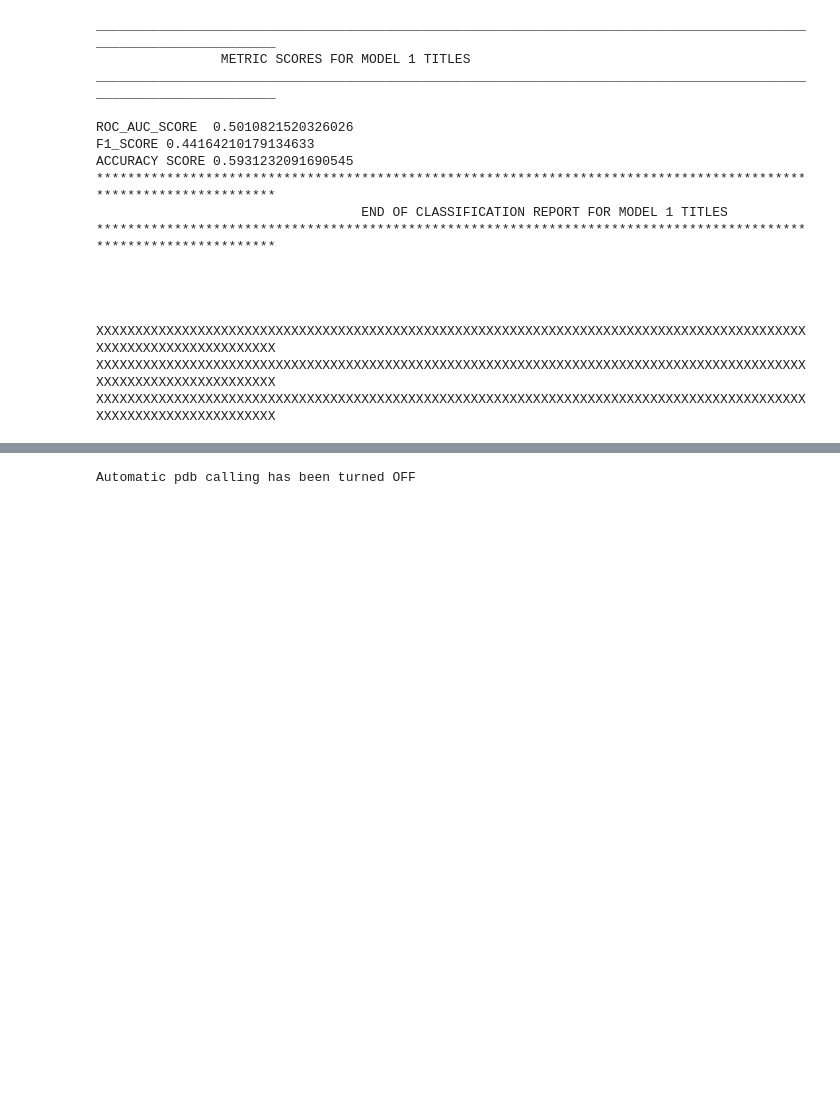
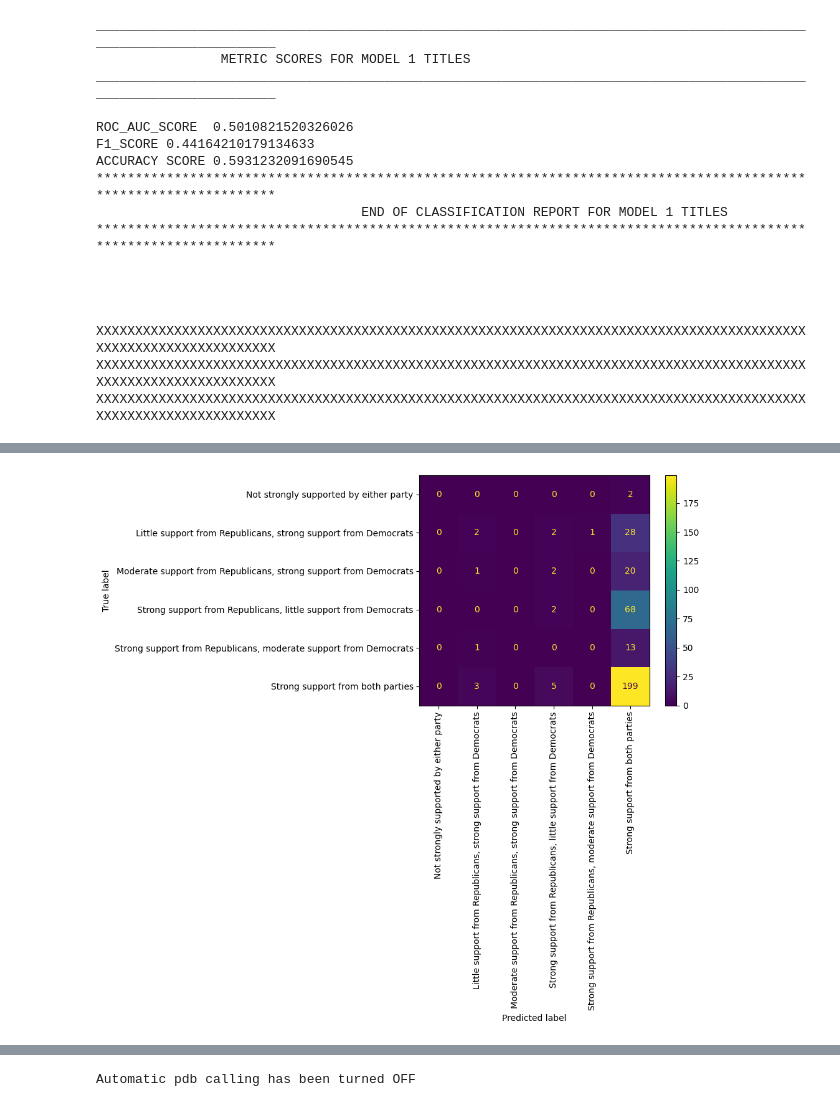
Before and after one commit to EdwardMMiller/Predicting-Party-Support-From-Bill-Text, a Jupyter notebook: Capstone_I_Using_Bill_Text_To_Predict_Party_Support.ipynb, the cells around one changed output, grey strips where cells are left out. Saved outputs shown, nothing was run; the diff lists cells and outputs as text; code cells hidden in the pictures; blank space fills up the shorter version.

```diff
--- a/Capstone_I_Using_Bill_Text_To_Predict_Party_Support.ipynb
+++ b/Capstone_I_Using_Bill_Text_To_Predict_Party_Support.ipynb
@@ -2407,0 +2492,18 @@ XXXXXXXXXXXXXXXXXXXXXXXXXXXXXXXXXXXXXXXXXXXXXXXXXXXXXXXXXXXXXXXXXXXXXXXXXXXXXXXX
+# %%
+#### TEXT ########
+
+Model2_History_Text, Model2_Text = neural_net_trainer(train_text,
+                                                      train_labels,
+                                                      val_text,
+                                                      val_labels,
+                                                      url_M128)
+# fitting article text to English Google News 7B model and saving as Model2
+
+#### TITLE ########
+
+Model2_History_Title, Model2_Title = neural_net_trainer(train_title,
+                                                        train_labels,
+                                                        val_title,
+                                                        val_labels,
+                                                        url_M128)
+# fitting article titles to English Google News 7B model and saving as Model2
@@ -2407,0 +2530,71 @@ XXXXXXXXXXXXXXXXXXXXXXXXXXXXXXXXXXXXXXXXXXXXXXXXXXXXXXXXXXXXXXXXXXXXXXXXXXXXXXXX
+# %%
+##############################################################################
+############  EXPERIMENTS 3 & 4 - MODEL 2 ####################################
+##############################################################################
+
+#### TEXT ########
+
+Model2_Text.summary()
+# looking at summary for Model1_History_Text
+Model_2_Text_Results = Model2_Text.evaluate(val_text, val_labels)
+print(Model_2_Text_Results)
+# looking at the accuracy for the test set using text
+print('\n')
+
+#### TITLE ########
+
+Model2_Title.summary()
+# looking at summary for Model1_History_Text
+Model_2_Title_Results = Model2_Title.evaluate(val_title, val_labels)
+print(Model_2_Title_Results)
+# looking at the accuracy for the test set using titles
+
+#### TEXT ########
+
+Model_2_Probabilities_Text = get_model_predictions(Model2_Text, val_text, probability = True)
+# getting probababilities from function
+Model_2_Predictions_Text = get_model_predictions(Model2_Text, val_text, probability = False)
+# getting predictions from function
+
+  #### TITLE ########
+
+Model_2_Probabilities_Title = get_model_predictions(Model2_Title, val_title, probability = True)
+# getting probababilities from function
+Model_2_Predictions_Title = get_model_predictions(Model2_Title, val_title, probability = False)
+# getting predictions from function
+
+display_metrics(val_labels,
+                Model_2_Predictions_Text,
+                Model_2_Probabilities_Text,
+                title = "MODEL 2 TEXT")
+display_metrics(val_labels,
+                Model_2_Predictions_Title,
+                Model_2_Probabilities_Title,
+                title = "MODEL 2 TITLES")
+# showing metrics for Model 1 text and titles
+
+train_validation_plotter(Model2_History_Text, "Model 2 Text")
+# getting plots for Model 1 Text
+train_validation_plotter(Model2_History_Title, "Model 2 Title")
+# getting plots for Model 1 Text
+
+################## EXPERIMENT 3 - MODEL 2 TEXT #######################
+
+experiment_df.loc[len(experiment_df.index)] = \
+["Experiment %s" %(3), "Val Text", "MODEL 2 (nnlm-en-dim128-with-normalization/2)" ,
+ accuracy_score(val_labels, Model_2_Predictions_Text ),
+ f1_score(val_labels, Model_2_Predictions_Text, average='weighted',zero_division=0 ),
+ roc_auc_score(val_labels, Model_2_Probabilities_Text)      ]
+# Adding the new values from this experiment into the experiment_df dataframe
+
+################## EXPERIMENT 4 - MODEL 2 TITLE #######################
+
+experiment_df.loc[len(experiment_df.index)] = \
+["Experiment %s" %(4), "Val Title", "MODEL 2 (nnlm-en-dim128-with-normalization/2)" ,
+ accuracy_score(val_labels, Model_2_Predictions_Title ),
+ f1_score(val_labels, Model_2_Predictions_Title ),
+ roc_auc_score(val_labels, Model_2_Probabilities_Title, multi_class='ovr'))      ]
+# Adding the new values from this experiment into the experiment_df dataframe
+
+display(experiment_df)
+# %% [output]
@@ -2407,0 +2631 @@ XXXXXXXXXXXXXXXXXXXXXXXXXXXXXXXXXXXXXXXXXXXXXXXXXXXXXXXXXXXXXXXXXXXXXXXXXXXXXXXX
+[figure, added]
```
Also changed, not shown: parts of 8 cells of this notebook.
